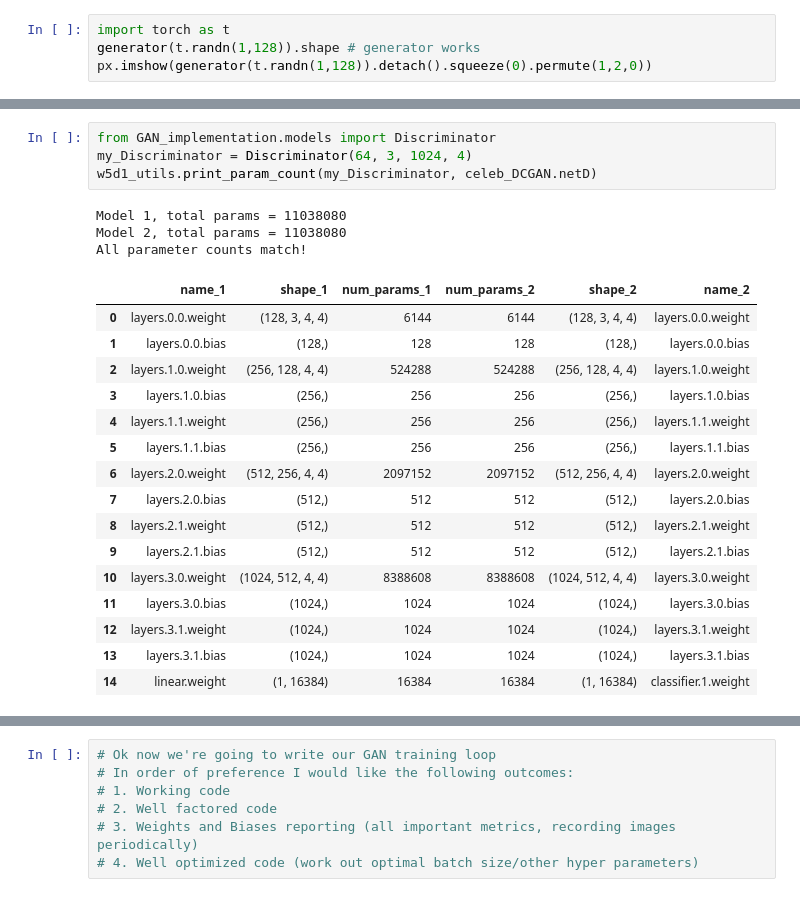
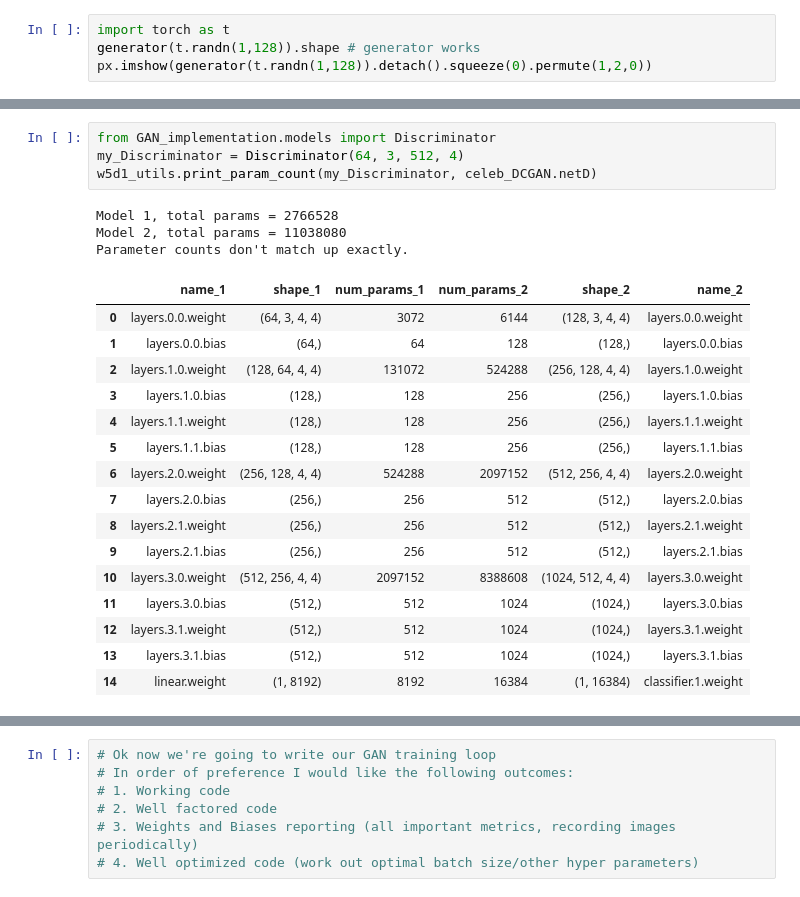
Before and after one commit to jbloomAus/arena-v1-ldn, a Jupyter notebook: w5/gans.ipynb, the cells around one changed output, grey strips where cells are left out. Cells and saved outputs as stored; diff of their text form.

```diff
--- a/w5/gans.ipynb
+++ b/w5/gans.ipynb
@@ -79,25 +81,25 @@ All parameter counts match!
 | 12 | layers.3.0.weight | (128, 3, 4, 4) | 6144 | 6144 | (128, 3, 4, 4) | layers.3.0.weight |
 # %%
 from GAN_implementation.models import Discriminator
-my_Discriminator = Discriminator(64, 3, 1024, 4)
+my_Discriminator = Discriminator(64, 3, 512, 4)
 w5d1_utils.print_param_count(my_Discriminator, celeb_DCGAN.netD)
 # %% [output]
-Model 1, total params = 11038080
+Model 1, total params = 2766528
 Model 2, total params = 11038080
-All parameter counts match!
+Parameter counts don't match up exactly.
 |  | name_1 | shape_1 | num_params_1 | num_params_2 | shape_2 | name_2 |
-| 0 | layers.0.0.weight | (128, 3, 4, 4) | 6144 | 6144 | (128, 3, 4, 4) | layers.0.0.weight |
-| 1 | layers.0.0.bias | (128,) | 128 | 128 | (128,) | layers.0.0.bias |
-| 2 | layers.1.0.weight | (256, 128, 4, 4) | 524288 | 524288 | (256, 128, 4, 4) | layers.1.0.weight |
-| 3 | layers.1.0.bias | (256,) | 256 | 256 | (256,) | layers.1.0.bias |
-| 4 | layers.1.1.weight | (256,) | 256 | 256 | (256,) | layers.1.1.weight |
-| 5 | layers.1.1.bias | (256,) | 256 | 256 | (256,) | layers.1.1.bias |
-| 6 | layers.2.0.weight | (512, 256, 4, 4) | 2097152 | 2097152 | (512, 256, 4, 4) | layers.2.0.weight |
-| 7 | layers.2.0.bias | (512,) | 512 | 512 | (512,) | layers.2.0.bias |
-| 8 | layers.2.1.weight | (512,) | 512 | 512 | (512,) | layers.2.1.weight |
-| 9 | layers.2.1.bias | (512,) | 512 | 512 | (512,) | layers.2.1.bias |
-| 10 | layers.3.0.weight | (1024, 512, 4, 4) | 8388608 | 8388608 | (1024, 512, 4, 4) | layers.3.0.weight |
-| 11 | layers.3.0.bias | (1024,) | 1024 | 1024 | (1024,) | layers.3.0.bias |
-| 12 | layers.3.1.weight | (1024,) | 1024 | 1024 | (1024,) | layers.3.1.weight |
-| 13 | layers.3.1.bias | (1024,) | 1024 | 1024 | (1024,) | layers.3.1.bias |
-| 14 | linear.weight | (1, 16384) | 16384 | 16384 | (1, 16384) | classifier.1.weight |
+| 0 | layers.0.0.weight | (64, 3, 4, 4) | 3072 | 6144 | (128, 3, 4, 4) | layers.0.0.weight |
+| 1 | layers.0.0.bias | (64,) | 64 | 128 | (128,) | layers.0.0.bias |
+| 2 | layers.1.0.weight | (128, 64, 4, 4) | 131072 | 524288 | (256, 128, 4, 4) | layers.1.0.weight |
+| 3 | layers.1.0.bias | (128,) | 128 | 256 | (256,) | layers.1.0.bias |
+| 4 | layers.1.1.weight | (128,) | 128 | 256 | (256,) | layers.1.1.weight |
+| 5 | layers.1.1.bias | (128,) | 128 | 256 | (256,) | layers.1.1.bias |
+| 6 | layers.2.0.weight | (256, 128, 4, 4) | 524288 | 2097152 | (512, 256, 4, 4) | layers.2.0.weight |
+| 7 | layers.2.0.bias | (256,) | 256 | 512 | (512,) | layers.2.0.bias |
+| 8 | layers.2.1.weight | (256,) | 256 | 512 | (512,) | layers.2.1.weight |
+| 9 | layers.2.1.bias | (256,) | 256 | 512 | (512,) | layers.2.1.bias |
+| 10 | layers.3.0.weight | (512, 256, 4, 4) | 2097152 | 8388608 | (1024, 512, 4, 4) | layers.3.0.weight |
+| 11 | layers.3.0.bias | (512,) | 512 | 1024 | (1024,) | layers.3.0.bias |
+| 12 | layers.3.1.weight | (512,) | 512 | 1024 | (1024,) | layers.3.1.weight |
+| 13 | layers.3.1.bias | (512,) | 512 | 1024 | (1024,) | layers.3.1.bias |
+| 14 | linear.weight | (1, 8192) | 8192 | 16384 | (1, 16384) | classifier.1.weight |
```
Also changed, not shown: parts of 13 cells of this notebook, 7 other files.
